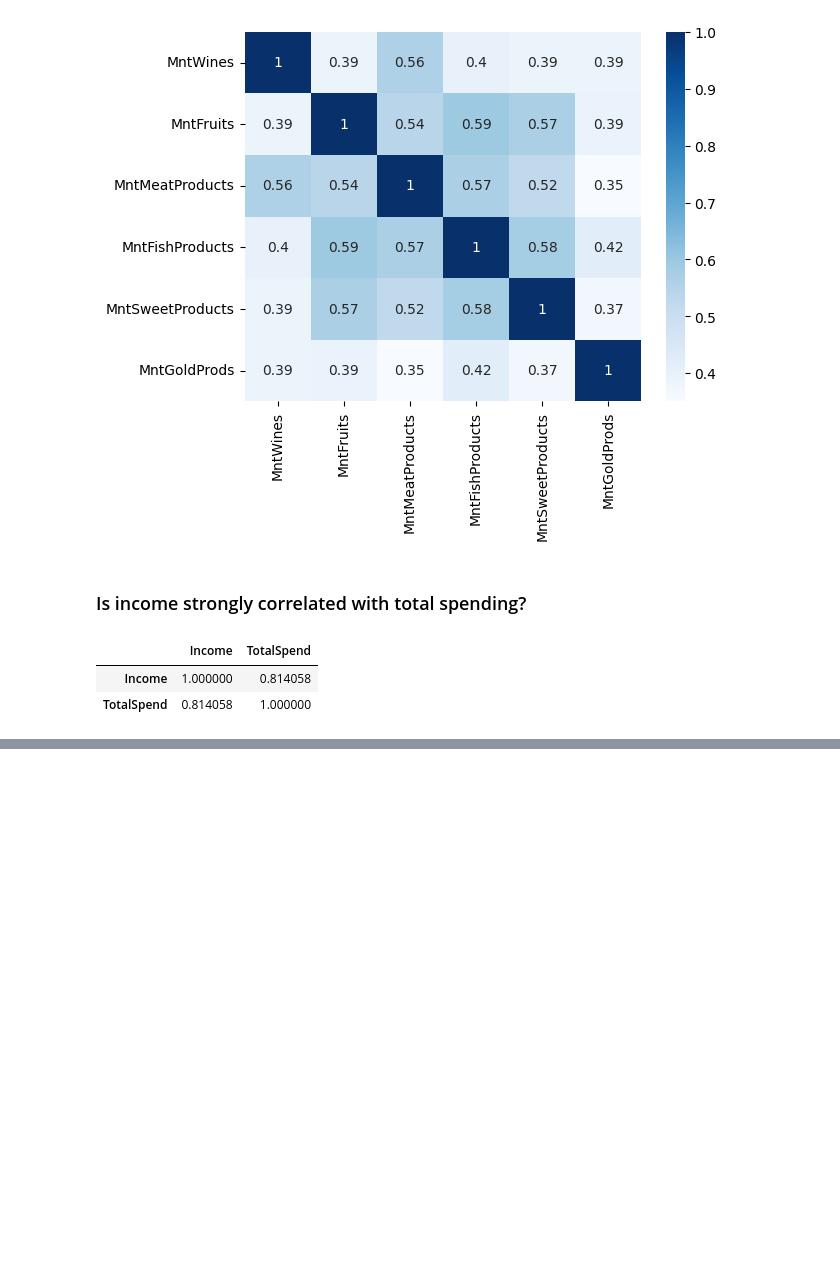
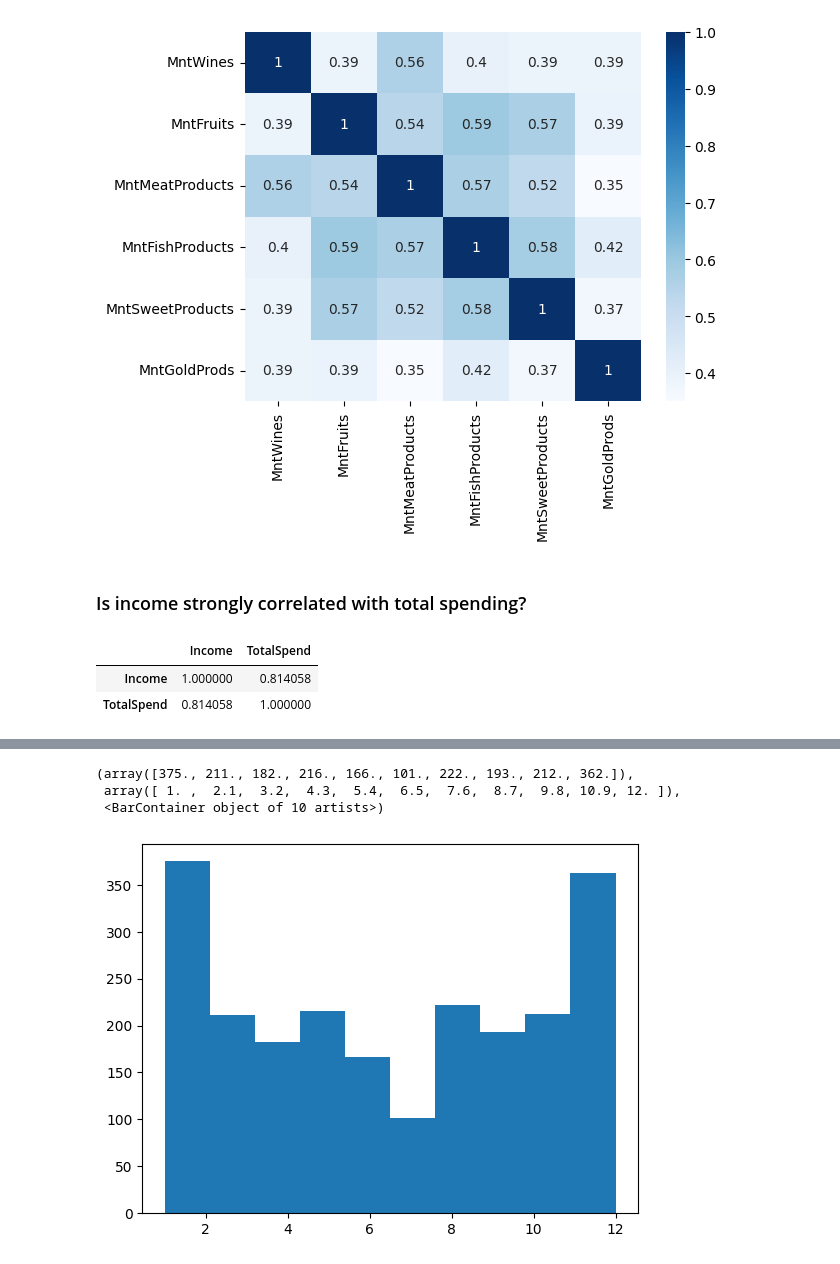
Before and after one commit to SachinSherki4/Data_Science, a Jupyter notebook: Data_Science_Projects/Marketing_Project_1/marketing_campaigns.ipynb, the cells around one changed output, grey strips where cells are left out. Drawn from its saved outputs; the diff is of its cells as text; code cells hidden in the pictures; blank space fills up the shorter version.

```diff
--- a/Data_Science_Projects/Marketing_Project_1/marketing_campaigns.ipynb
+++ b/Data_Science_Projects/Marketing_Project_1/marketing_campaigns.ipynb
@@ -965,0 +1043,3 @@ df[[' Income ','TotalSpend']].corr()
+# %%
+# df['Dt_Customer'] is in Object mode need to convert it into Date format
+df['Dt_Customer']=pd.to_datetime(df['Dt_Customer'], format='%m/%d/%y')
@@ -965,0 +1055,4 @@ df[[' Income ','TotalSpend']].corr()
+# %%
+df['year']= df['Dt_Customer'].dt.year
+# %%
+df['Month']= df['Dt_Customer'].dt.month
@@ -965,0 +1069,7 @@ df[[' Income ','TotalSpend']].corr()
+# %%
+plt.hist(x=df['Month'])
+# %% [output]
+(array([375., 211., 182., 216., 166., 101., 222., 193., 212., 362.]),
+ array([ 1. ,  2.1,  3.2,  4.3,  5.4,  6.5,  7.6,  8.7,  9.8, 10.9, 12. ]),
+ <BarContainer object of 10 artists>)
+[figure, added]
```
Also changed, not shown: parts of 50 cells of this notebook.
